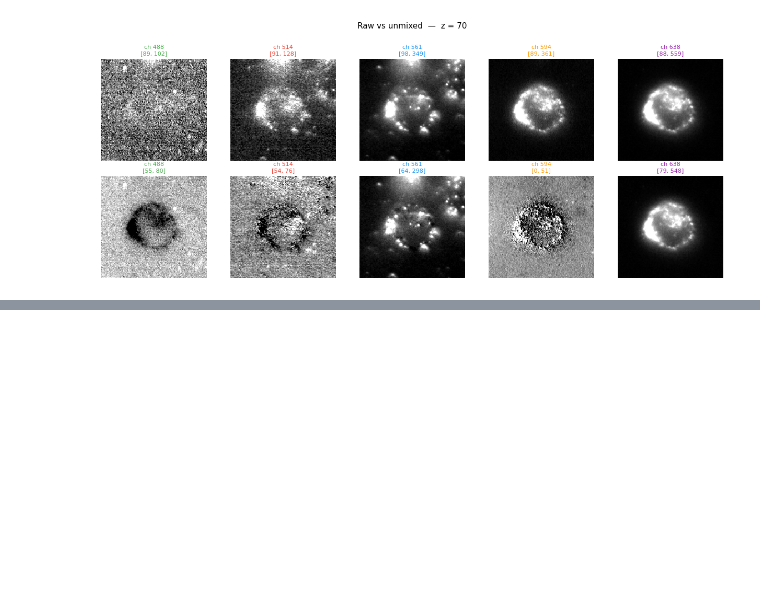
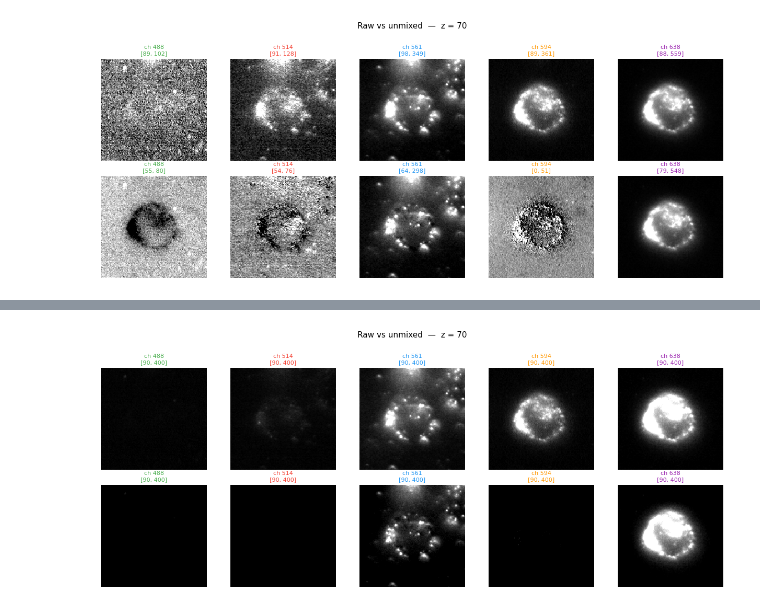
Before and after one commit to AllenNeuralDynamics/hcr-integrated-qc-capsule, a Jupyter notebook: code/20260411-explore-image-unmixing.ipynb, the cells around one changed output, grey strips where cells are left out. Saved outputs shown, nothing was run; the diff lists cells and outputs as text; code cells hidden in the pictures; blank space fills up the shorter version.

```diff
--- a/code/20260411-explore-image-unmixing.ipynb
+++ b/code/20260411-explore-image-unmixing.ipynb
@@ -675,0 +845,4 @@ WARNING:matplotlib.image:Clipping input data to the valid range for imshow with
+# %%
+fig_cmp = plot_raw_vs_unmixed(channel_crops, unmixed_crops, extras, expr_channels_txt, vmin_vmax=(90,400))
+plt.show()
+# %% [output]
@@ -675,0 +859 @@ WARNING:matplotlib.image:Clipping input data to the valid range for imshow with
+[figure, added]
```
Also changed, not shown: parts of 12 cells of this notebook, 7 other files.
